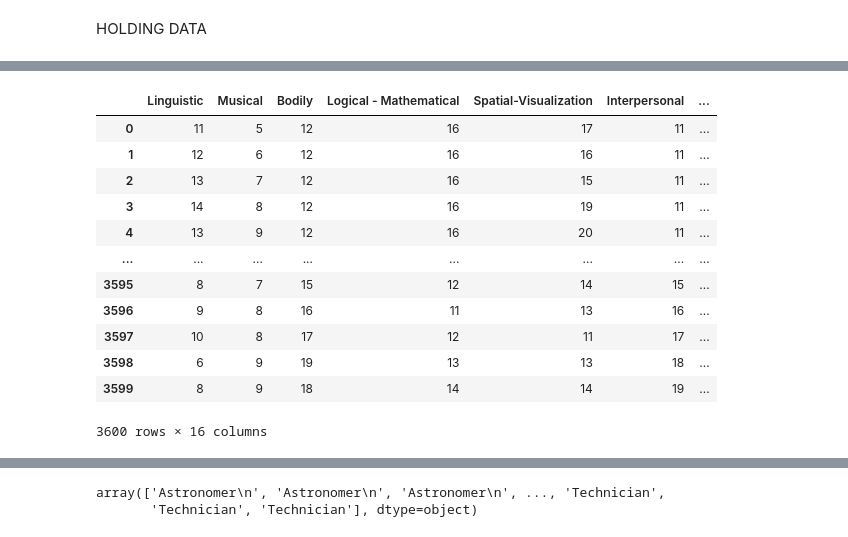
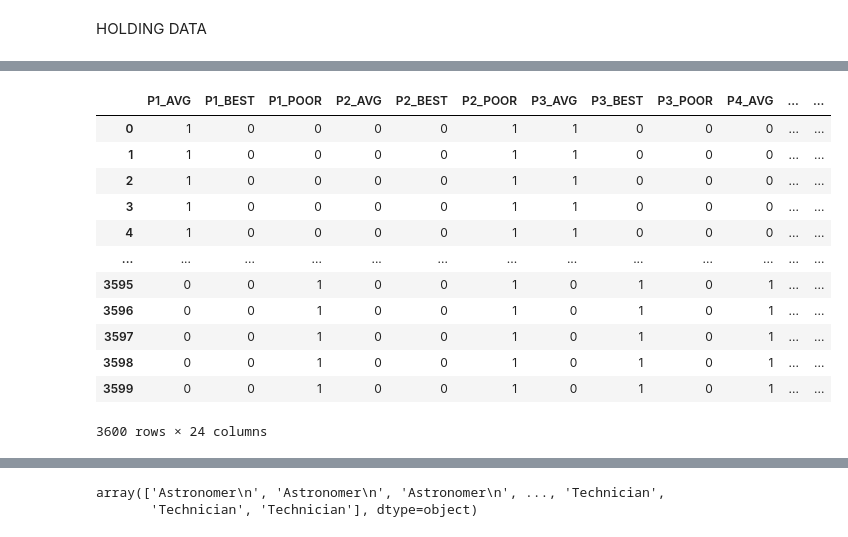
Before and after one commit to alaricbat/SoftmaxRegression, a Jupyter notebook: SoftmaxRegression/program/softmax_job_fix.ipynb, the cells around one changed output, grey strips where cells are left out. Saved outputs shown, nothing was run; the diff lists cells and outputs as text; code cells hidden in the pictures.

```diff
--- a/SoftmaxRegression/program/softmax_job_fix.ipynb
+++ b/SoftmaxRegression/program/softmax_job_fix.ipynb
@@ -76,22 +77 @@ X
 3600 rows × 8 columns
-# %%
-# 优化字符串到数值的转换
-grade_cols = [f'P{i}' for i in range(1, 9)]
-for col in grade_cols:
-    # 将字符串等级（'POOR', 'AVG', 'BEST'）转换为数值（0, 1, 2），并转为float类型
-    X[col] = X[col].replace({'POOR': 0, 'AVG': 1, 'BEST': 2}).astype('Int64')
-X
-# %% [output]
-|  | Linguistic | Musical | Bodily | Logical - Mathematical | Spatial-Visualization | Interpersonal | ... |
-| 0 | 11 | 5 | 12 | 16 | 17 | 11 | ... |
-| 1 | 12 | 6 | 12 | 16 | 16 | 11 | ... |
-| 2 | 13 | 7 | 12 | 16 | 15 | 11 | ... |
-| 3 | 14 | 8 | 12 | 16 | 19 | 11 | ... |
-| 4 | 13 | 9 | 12 | 16 | 20 | 11 | ... |
-| ... | ... | ... | ... | ... | ... | ... | ... |
-| 3595 | 8 | 7 | 15 | 12 | 14 | 15 | ... |
-| 3596 | 9 | 8 | 16 | 11 | 13 | 16 | ... |
-| 3597 | 10 | 8 | 17 | 12 | 11 | 17 | ... |
-| 3598 | 6 | 9 | 19 | 13 | 13 | 18 | ... |
-| 3599 | 8 | 9 | 18 | 14 | 14 | 19 | ... |
-3600 rows × 16 columns
@@ -97,0 +125,20 @@ X
+# %%
+cols_to_encode = ['P1', 'P2', 'P3', 'P4', 'P5', 'P6', 'P7', 'P8']
+valid_categories = ['AVG', 'BEST', 'POOR', 'NAN']
+X_encoded = one_hot_encode(X, cols_to_encode, valid_categories)
+X_encoded.shape
+X_encoded
+# %% [output]
+|  | P1_AVG | P1_BEST | P1_POOR | P2_AVG | P2_BEST | P2_POOR | P3_AVG | P3_BEST | P3_POOR | P4_AVG | ... | ... |
+| 0 | 1 | 0 | 0 | 0 | 0 | 1 | 1 | 0 | 0 | 0 | ... | ... |
+| 1 | 1 | 0 | 0 | 0 | 0 | 1 | 1 | 0 | 0 | 0 | ... | ... |
+| 2 | 1 | 0 | 0 | 0 | 0 | 1 | 1 | 0 | 0 | 0 | ... | ... |
+| 3 | 1 | 0 | 0 | 0 | 0 | 1 | 1 | 0 | 0 | 0 | ... | ... |
+| 4 | 1 | 0 | 0 | 0 | 0 | 1 | 1 | 0 | 0 | 0 | ... | ... |
+| ... | ... | ... | ... | ... | ... | ... | ... | ... | ... | ... | ... | ... |
+| 3595 | 0 | 0 | 1 | 0 | 0 | 1 | 0 | 1 | 0 | 1 | ... | ... |
+| 3596 | 0 | 0 | 1 | 0 | 0 | 1 | 0 | 1 | 0 | 1 | ... | ... |
+| 3597 | 0 | 0 | 1 | 0 | 0 | 1 | 0 | 1 | 0 | 1 | ... | ... |
+| 3598 | 0 | 0 | 1 | 0 | 0 | 1 | 0 | 1 | 0 | 1 | ... | ... |
+| 3599 | 0 | 0 | 1 | 0 | 0 | 1 | 0 | 1 | 0 | 1 | ... | ... |
+3600 rows × 24 columns
```
Also changed, not shown: parts of 21 cells of this notebook.
